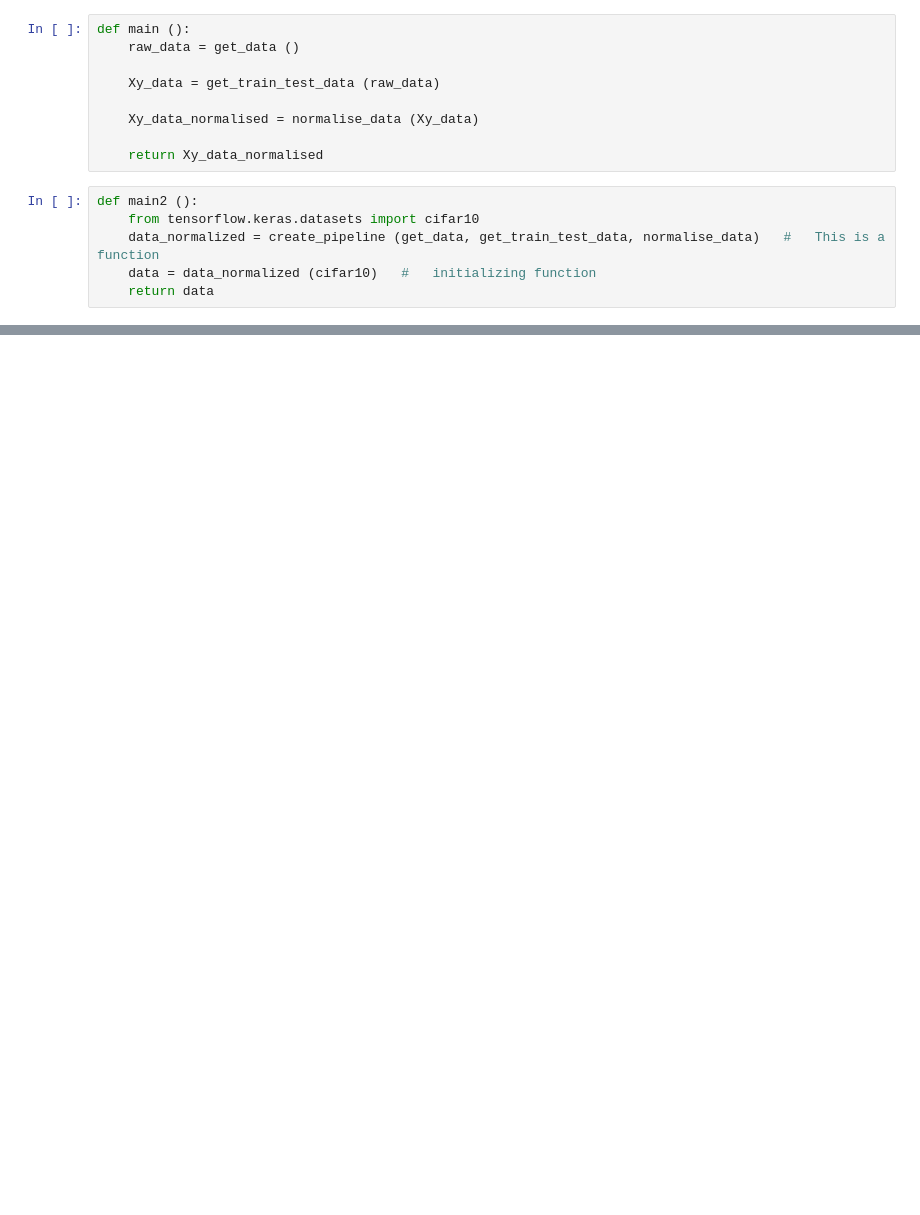
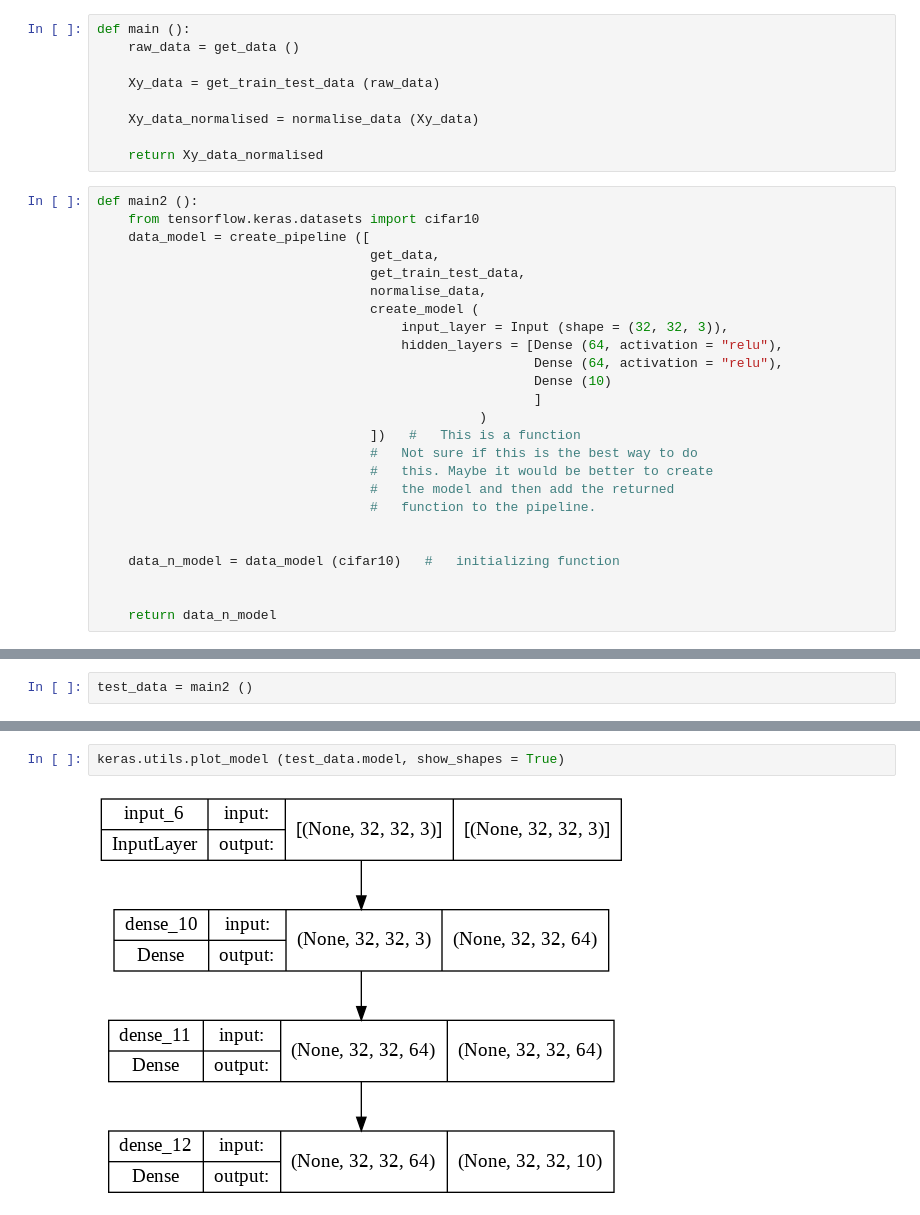
Before and after one commit to rl-creator/data_science_projects_2022, a Jupyter notebook: cifar10_image_classification/image_classification.ipynb, the cells around one changed output, grey strips where cells are left out. Cells and saved outputs as stored; diff of their text form; blank space fills up the shorter version.

Commit message:
Added create_model to main pipeline and tested the pipeline

```diff
--- a/cifar10_image_classification/image_classification.ipynb
+++ b/cifar10_image_classification/image_classification.ipynb
@@ -25,12 +35,31 @@ def main ():
     Xy_data_normalised = normalise_data (Xy_data)
 
     return Xy_data_normalised
-# %%
-def main2 ():
-    from tensorflow.keras.datasets import cifar10
-    data_normalized = create_pipeline (get_data, get_train_test_data, normalise_data)   #   This is a function
-    data = data_normalized (cifar10)   #   initializing function
-    return data
+# %%
+def main2 ():
+    from tensorflow.keras.datasets import cifar10
+    data_model = create_pipeline ([
+                                   get_data,
+                                   get_train_test_data,
+                                   normalise_data,
+                                   create_model (
+                                       input_layer = Input (shape = (32, 32, 3)),
+                                       hidden_layers = [Dense (64, activation = "relu"),
+                                                        Dense (64, activation = "relu"),
+                                                        Dense (10)
+                                                        ]
+                                                 )
+                                   ])   #   This is a function
+                                   #   Not sure if this is the best way to do
+                                   #   this. Maybe it would be better to create
+                                   #   the model and then add the returned
+                                   #   function to the pipeline.
+
+
+    data_n_model = data_model (cifar10)   #   initializing function
+
+
+    return data_n_model
 # %%
 main2 ()._fields
 # %% [output]
@@ -54,0 +67,2 @@ sep_data._fields
+# %%
+test_data = main2 ()
@@ -55 +89,5 @@ sep_data._fields
+# %%
+keras.utils.plot_model (test_data.model, show_shapes = True)
+# %% [output]
+[figure, added]
 # %%
```
Also changed, not shown: parts of 14 cells of this notebook.
